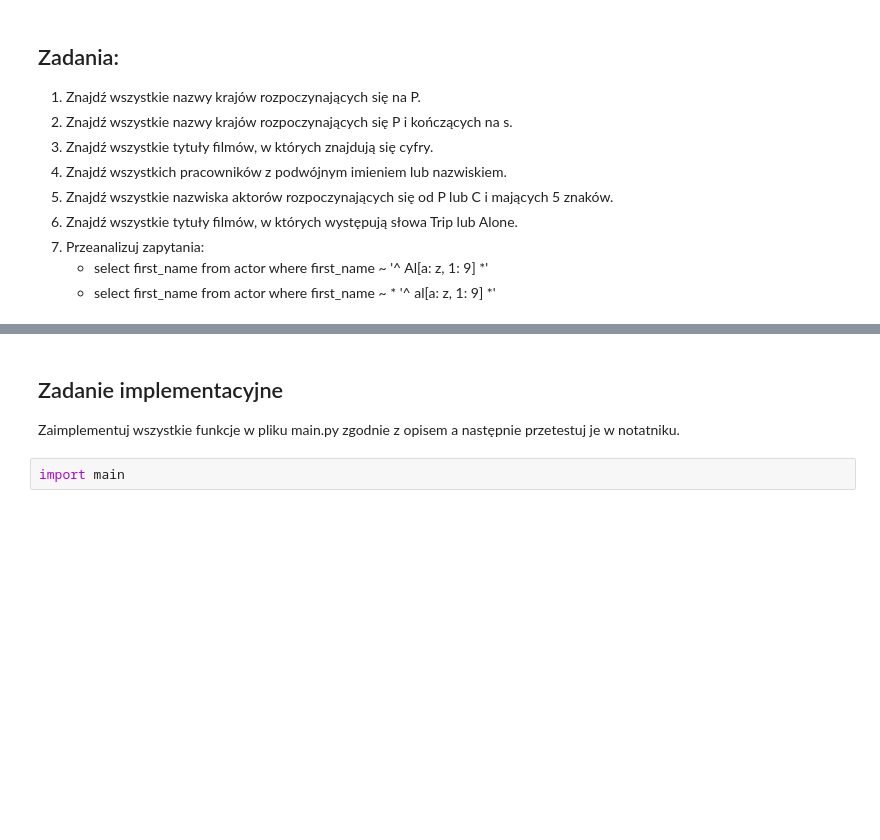
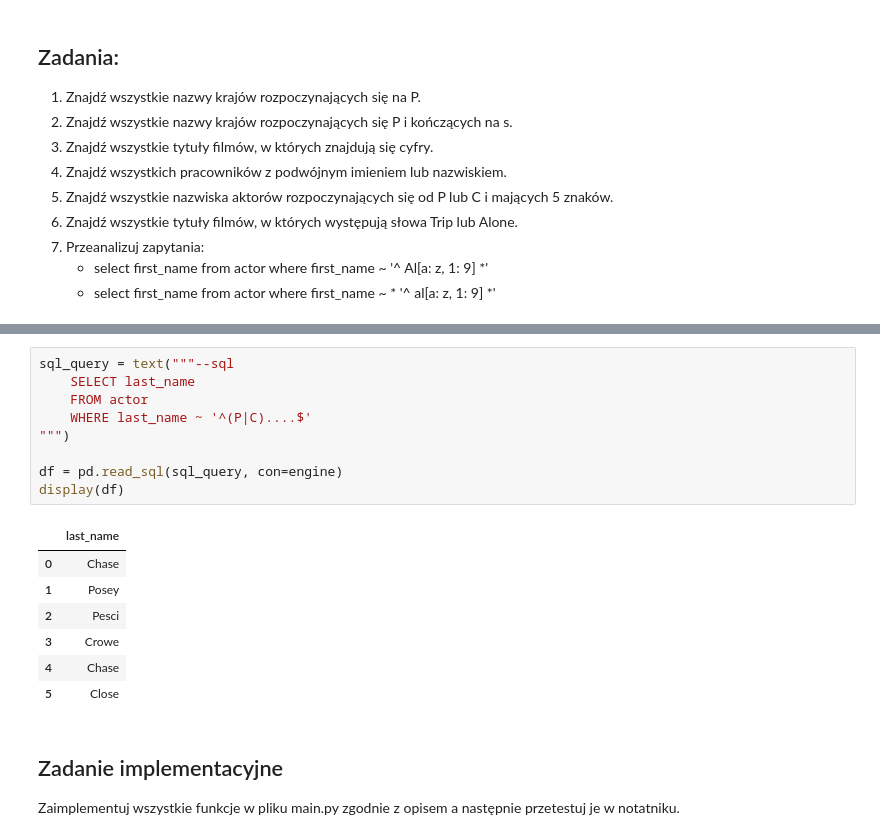
Before and after one commit to mayyyk/databases_labs, a Jupyter notebook: lab_4-sql-posix/sprawozdanie.ipynb, the cells around one changed output, grey strips where cells are left out. Cells and saved outputs as stored; diff of their text form; blank space fills up the shorter version.

```diff
--- a/lab_4-sql-posix/sprawozdanie.ipynb
+++ b/lab_4-sql-posix/sprawozdanie.ipynb
@@ -200,5 +265,20 @@ display(df)
+# %%
+sql_query = text("""--sql
+    SELECT last_name
+    FROM actor
+    WHERE last_name ~ '^(P|C)....$'
+""")
+
+df = pd.read_sql(sql_query, con=engine)
+display(df)
+# %% [output]
+|  | last_name |
+| 0 | Chase |
+| 1 | Posey |
+| 2 | Pesci |
+| 3 | Crowe |
+| 4 | Chase |
+| 5 | Close |
 # %% [markdown]
 ## Zadanie implementacyjne
 Zaimplementuj wszystkie funkcje w pliku main.py zgodnie z opisem a następnie przetestuj je w notatniku.
-# %%
-import main
```
Also changed, not shown: parts of 11 cells of this notebook, 2 other files.
